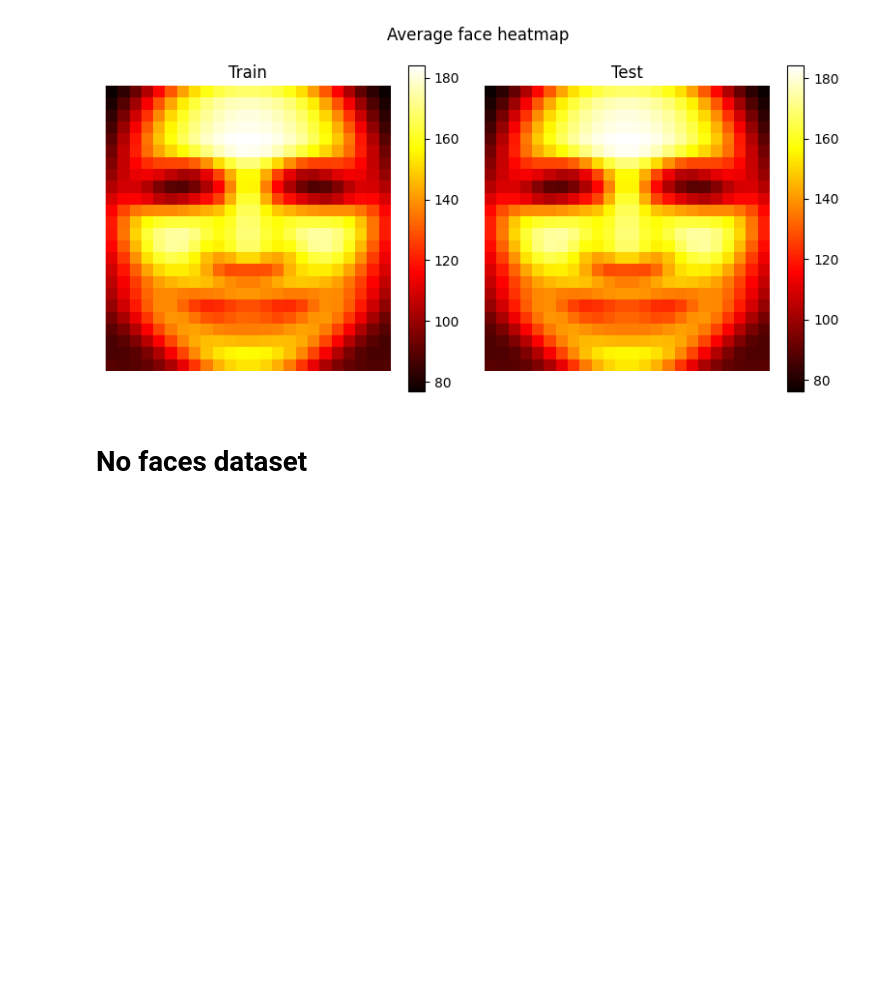
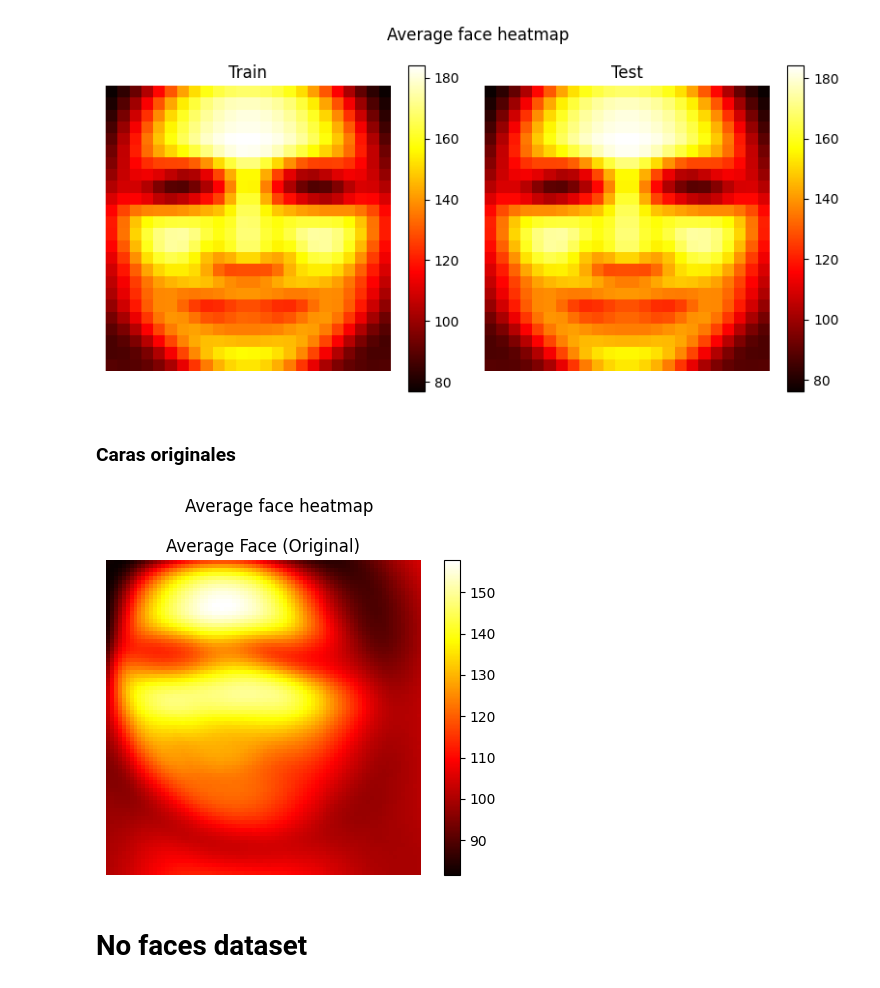
Before and after one commit to MiquelGomezCorral/BIOM-Face-detection, a Jupyter notebook: notebooks/faces.ipynb, the cells around one changed output. Saved outputs shown, nothing was run; the diff lists cells and outputs as text; code cells hidden in the pictures; blank space fills up the shorter version.

```diff
--- a/notebooks/faces.ipynb
+++ b/notebooks/faces.ipynb
@@ -264,6 +261,33 @@ plt.tight_layout()
 plt.show()
 # %% [output]
 [figure]
+# %% [markdown]
+### Caras originales
+# %%
+import numpy as np
+from PIL import Image
+import matplotlib.pyplot as plt
+from maikol_utils.file_utils import list_dir_files
+
+def avg_faces(paths):
+    stack = np.stack([np.array(Image.open(p).convert("L")) for p in paths])
+    return stack.mean(axis=0)
+original, _ = list_dir_files(CONFIG.faces_all_path)
+
+original_avg = avg_faces(original)
+
+fig, ax = plt.subplots(figsize=(5, 4))
+
+im = ax.imshow(original_avg, cmap="hot")
+ax.set_title("Average Face (Original)")
+ax.axis("off")
+plt.colorbar(im, ax=ax)
+
+plt.suptitle("Average face heatmap")
+plt.tight_layout()
+plt.show()
+# %% [output]
+[figure, added]
 # %% [markdown]
 # No faces dataset
 # %%
```
Also changed, not shown: parts of 1 cell of this notebook, 3 other files.
